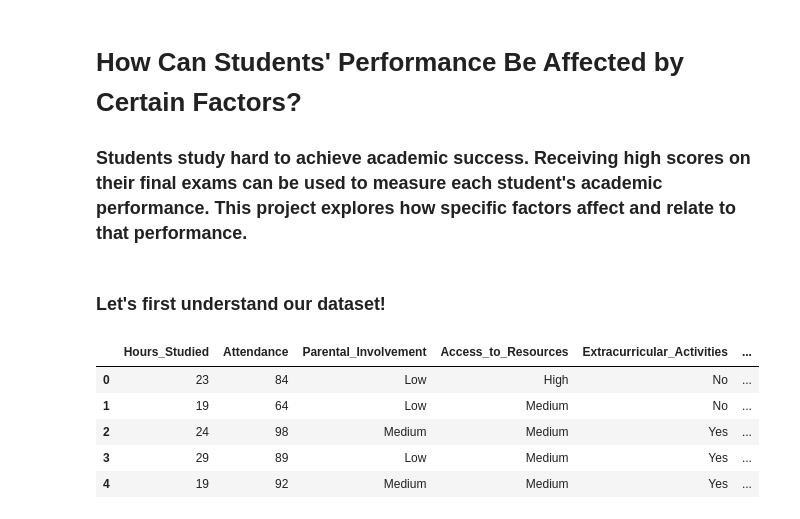
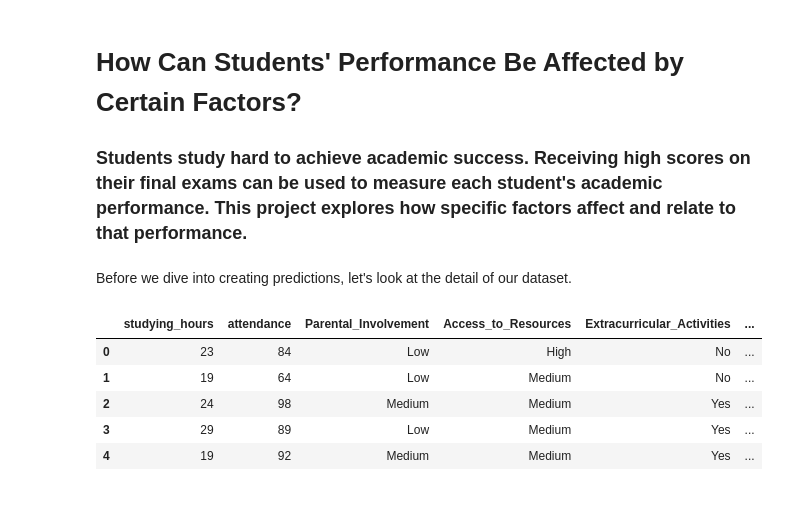
Before and after one commit to mkim2178/Modeling_Factory, a Jupyter notebook: how_student_perform/analyze_student_performance.ipynb, the cells around one changed output. Cells and saved outputs as stored; diff of their text form; code cells hidden in the pictures.

```diff
--- a/how_student_perform/analyze_student_performance.ipynb
+++ b/how_student_perform/analyze_student_performance.ipynb
@@ -2,19 +2,30 @@
 # How Can Students' Performance Be Affected by Certain Factors?
 
 ### Students study hard to achieve academic success. Receiving high scores on their final exams can be used to measure each student's academic performance. This project explores how specific factors affect and relate to that performance.
-# %% [markdown]
-### Let's first understand our dataset!
+# %% [markdown]
+Before we dive into creating predictions, let's look at the detail of our dataset.
 # %%
 import pandas as pd
 import numpy as np
-import matplotlib as plt
+import matplotlib.pyplot as plt
 import seaborn as sns
-from sklearn.linear_model import LinearRegression
+import sklearn.linear_model as lm
+from sklearn.model_selection import train_test_split
+from sklearn.metrics import root_mean_squared_error, r2_score
 
-student_performance = pd.read_csv("StudentPerformanceFactors.csv")
-student_performance.head()
+
+df = pd.read_csv("StudentPerformanceFactors.csv")
+df = df.rename(columns={"Hours_Studied": "studying_hours",
+                    "Attendance": "attendance",
+                    "Sleep_Hours": "sleep_hours",
+                    "Previous_Scores": "midterm_exam_score",
+                    "Tutoring_Sessions": "tutoring_sessions",
+                    "Physical_Activity": "physical_activity_hours",
+                    "Exam_Score": "final_exam_score"
+                    })
+df.head()
 # %% [output]
-|  | Hours_Studied | Attendance | Parental_Involvement | Access_to_Resources | Extracurricular_Activities | ... |
+|  | studying_hours | attendance | Parental_Involvement | Access_to_Resources | Extracurricular_Activities | ... |
 | 0 | 23 | 84 | Low | High | No | ... |
 | 1 | 19 | 64 | Low | Medium | No | ... |
 | 2 | 24 | 98 | Medium | Medium | Yes | ... |
```
Also changed, not shown: parts of 16 cells of this notebook.
